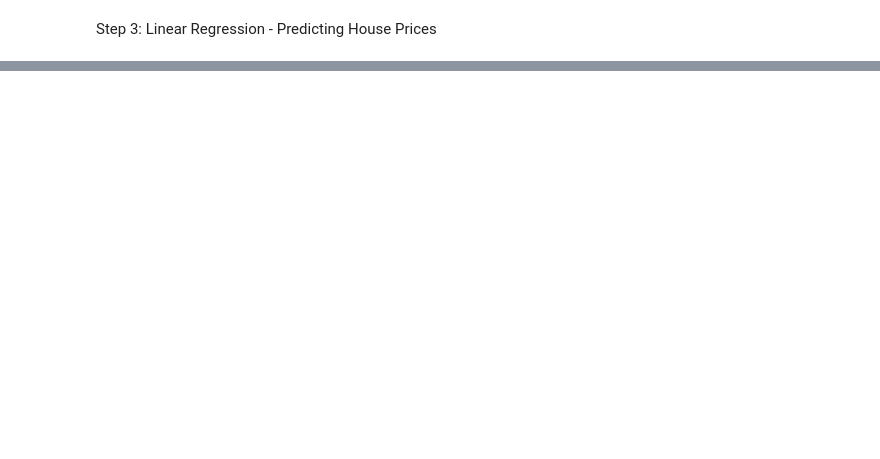
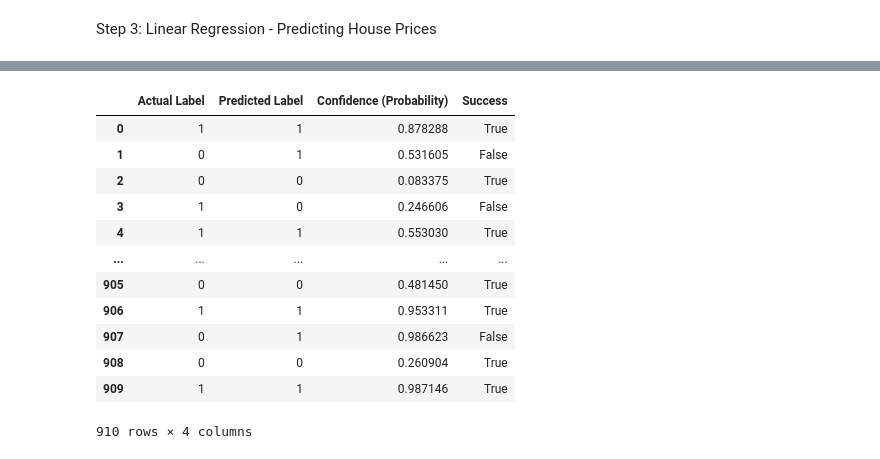
Before and after one commit to dinabakhtiari/dhbw_ScientificProgrammingLab, a Jupyter notebook: REG_Task/reg_task.ipynb, the cells around one changed output, grey strips where cells are left out. Saved outputs shown, nothing was run; the diff lists cells and outputs as text; code cells hidden in the pictures; blank space fills up the shorter version.

```diff
--- a/REG_Task/reg_task.ipynb
+++ b/REG_Task/reg_task.ipynb
@@ -114,0 +133,12 @@ plt.show()
+# %%
+# Calculate the median price
+median_price = df['price'].median()
+# Create binary labels: 1 if price > median, else 0
+df['is_expensive'] = (df['price'] > median_price).astype(int)
+# Define Features (X) and the new Binary Target (y)
+features = ['bedrooms', 'bathrooms', 'sqft_living', 'sqft_lot', 'floors', 'yr_built']
+X = df[features]
+y_log = df['is_expensive']
+
+print(f"The Median Price is: ${median_price:,.2f}")
+print(f"Target variable 'is_expensive' created successfully.")
@@ -114,0 +152,8 @@ plt.show()
+# %%
+# Split data into training (80%) and testing (20%) sets
+X_train_log, X_test_log, y_train_log, y_test_log = train_test_split(X, y_log, test_size=0.2, stratify=y_log, random_state=42)
+
+# Initialize and Fit the Logistic Regression model
+
+log_model = LogisticRegression(max_iter=1000)
+log_model.fit(X_train_log, y_train_log)
@@ -114,0 +238,33 @@ plt.show()
+# %%
+# Final class predictions (0 or 1)
+y_pred_log = log_model.predict(X_test_log)
+
+# Predicted probabilities for being "Expensive" (Class 1)
+y_proba_log = log_model.predict_proba(X_test_log)[:, 1]
+
+# Display the first 5 predictions and their probabilities
+
+full_results = pd.DataFrame({
+    'Actual Label': y_test_log.values,
+    'Predicted Label': y_pred_log,
+    'Confidence (Probability)': y_proba_log
+})
+
+# Add a column to see if the model was correct
+full_results['Success'] = full_results['Actual Label'] == full_results['Predicted Label']
+
+full_results
+# %% [output]
+|  | Actual Label | Predicted Label | Confidence (Probability) | Success |
+| 0 | 1 | 1 | 0.878288 | True |
+| 1 | 0 | 1 | 0.531605 | False |
+| 2 | 0 | 0 | 0.083375 | True |
+| 3 | 1 | 0 | 0.246606 | False |
+| 4 | 1 | 1 | 0.553030 | True |
+| ... | ... | ... | ... | ... |
+| 905 | 0 | 0 | 0.481450 | True |
+| 906 | 1 | 1 | 0.953311 | True |
+| 907 | 0 | 1 | 0.986623 | False |
+| 908 | 0 | 0 | 0.260904 | True |
+| 909 | 1 | 1 | 0.987146 | True |
+910 rows × 4 columns
```
Also changed, not shown: parts of 30 cells of this notebook.
